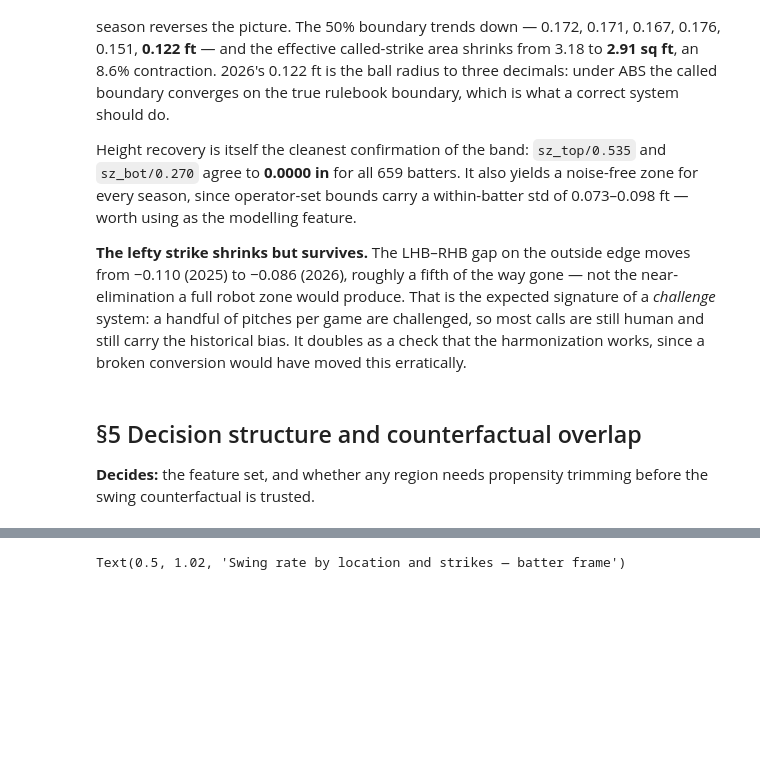
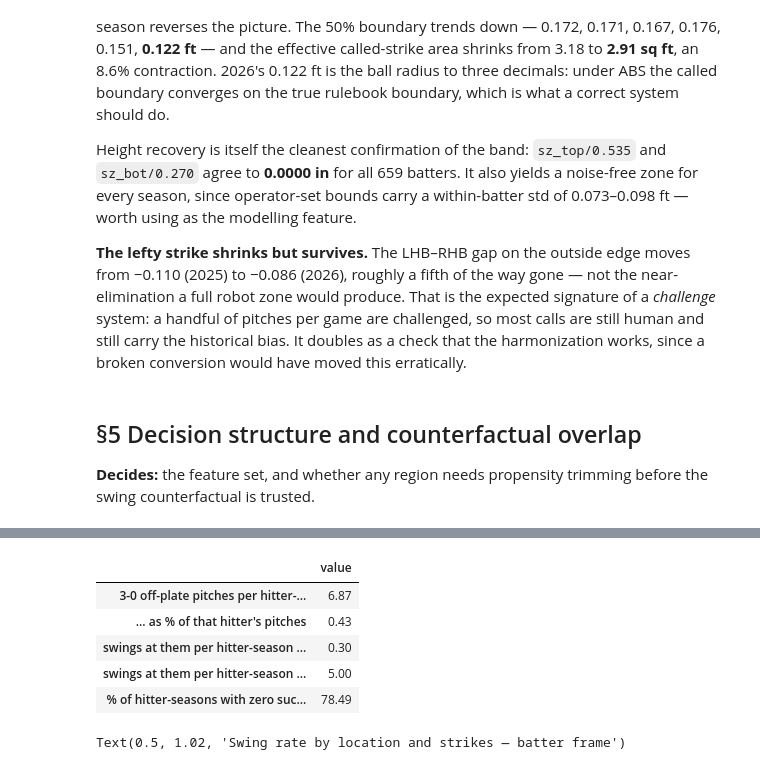
Before and after one commit to Jack1021ohoh/batter_decision_value, a Jupyter notebook: notebooks/eda.ipynb, the cells around one changed output, grey strips where cells are left out. Drawn from its saved outputs; the diff is of its cells as text; code cells hidden in the pictures; blank space fills up the shorter version.

```diff
--- a/notebooks/eda.ipynb
+++ b/notebooks/eda.ipynb
@@ -597,3 +609,24 @@ thinnest cell: 105 observations
+# %%
+# How much of a hitter's season even touches the thinnest cells?
+q = df.groupby(['season', 'batter']).size()
+q = q[q >= 500]
+sub = df.set_index(['season', 'batter']).loc[q.index].reset_index()
+thin = sub['count'].eq('3-0') & sub.region.isin(['chase', 'shadow'])
+per = sub[thin].groupby(['season', 'batter']).swing.agg(['size', 'sum']).reindex(q.index, fill_value=0)
+pd.Series({
+    '3-0 off-plate pitches per hitter-season (mean)': per['size'].mean(),
+    '   ... as % of that hitter\'s pitches': (per['size'] / q).mean() * 100,
+    'swings at them per hitter-season (mean)': per['sum'].mean(),
+    'swings at them per hitter-season (max)': per['sum'].max(),
+    '% of hitter-seasons with zero such swings': (per['sum'] == 0).mean() * 100,
+}, name='value').round(2).to_frame()
+# %% [output]
+|  | value |
+| 3-0 off-plate pitches per hitter-... | 6.87 |
+| ... as % of that hitter's pitches | 0.43 |
+| swings at them per hitter-season ... | 0.30 |
+| swings at them per hitter-season ... | 5.00 |
+| % of hitter-seasons with zero suc... | 78.49 |
 # %%
 # Swing rate surface by count -- the decision behaviour the model must explain.
 fig, axes = plt.subplots(1, 3, figsize=(15, 4.6), sharey=True)
```
Also changed, not shown: parts of 3 cells of this notebook, 1 other file.
